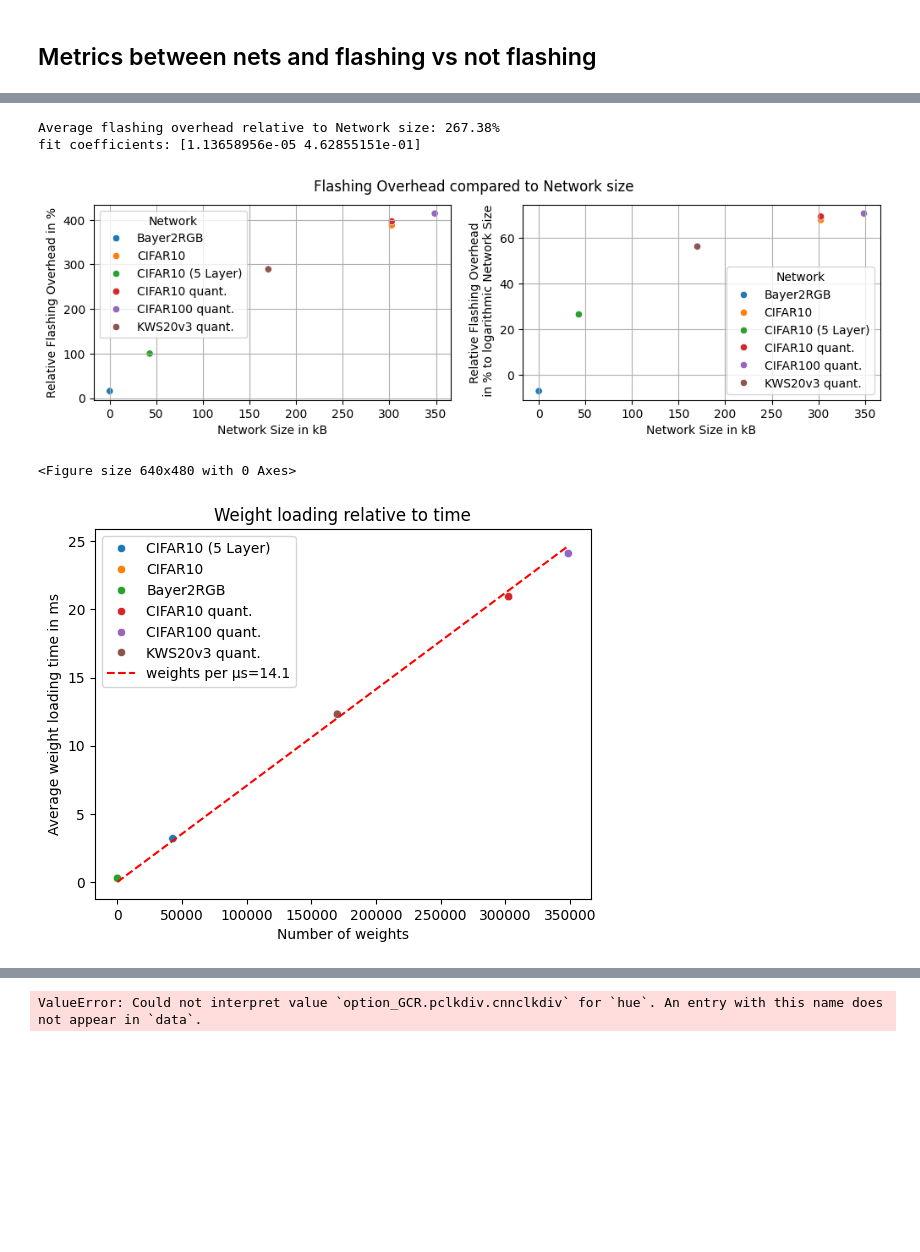
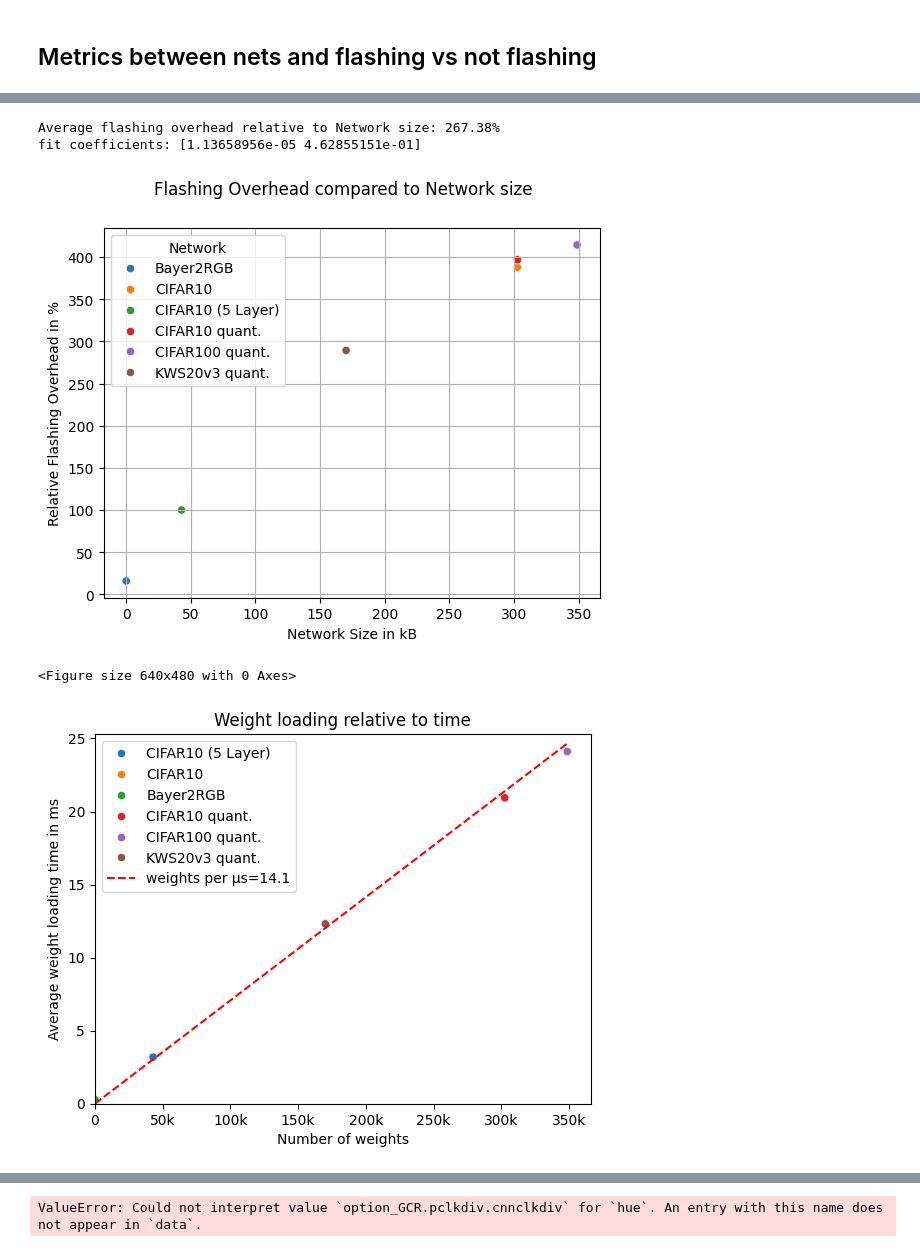
Before and after one commit to ekut-es/netdeployonnx, a Jupyter notebook: netdeployonnx/client/experiment.ipynb, the cells around one changed output, grey strips where cells are left out. Cells and saved outputs as stored; diff of their text form; code cells hidden in the pictures; blank space fills up the shorter version.

```diff
--- a/netdeployonnx/client/experiment.ipynb
+++ b/netdeployonnx/client/experiment.ipynb
@@ -17,8 +17,10 @@ import os
 pd.set_option('display.width', 130)
 
 notebook_path = Path(os.getcwd())
-results_path = notebook_path.parent.parent # we should be in /netdeployonnx/client/experiment.ipynb
+results_path = notebook_path # .parent.parent # we should be in /netdeployonnx/client/experiment.ipynb, so we end up in /
 figures_path = results_path.parent.parent / "documentation" / "figures"
-#print(results_path, figures_path)
-assert results_path.exists() and figures_path.exists()
+print(results_path, figures_path)
+assert results_path.exists()
+assert figures_path.exists(), f"{figures_path} does not exist"
+assert str(figures_path).endswith('/_Masterarbeit_SS24/documentation/figures')
 # %% [output]
@@ -319,38 +389,40 @@ comparison = pd.DataFrame({
     'Network Size': network_size_mean,
     'Network Size in kB': network_size_mean/1000,
     'realtive Network Size': network_size_mean.apply(lambda x: 100*x/network_size_mean.max()),
 })
 comparison['Relative Flashing Overhead in %'] = comparison['Relative Flashing Overhead'] *100
 comparison['Relative Flashing Overhead\n in % to logarithmic Network Size'] = comparison['Relative Flashing Overhead in %'] / np.log(comparison['Network Size in kB'])
 # print(comparison)
 flash_overhead_value = (comparison['Relative Flashing Overhead'] *100).mean()
 print(f"Average flashing overhead relative to Network size: {flash_overhead_value:2.2f}%")
 
 #=============================================
 
 fitted = np.polyfit(comparison['Network Size'], comparison['Relative Flashing Overhead'], 1)
 print("fit coefficients:", fitted)
 
 # Plotting the scatter and fitted log curve
-fig, axes = plt.subplots(1,2,figsize=(12,3))
-ax = sns.scatterplot(ax=axes[0],data=comparison, x='Network Size in kB', y='Relative Flashing Overhead in %', hue='Network')
-ax2 = sns.scatterplot(ax=axes[1],data=comparison, x='Network Size in kB', y='Relative Flashing Overhead\n in % to logarithmic Network Size', hue='Network')
+# fig, axes = plt.subplots(1,2,figsize=(12,3))
+ax = sns.scatterplot(
+    # ax=axes[0],
+    data=comparison, x='Network Size in kB', y='Relative Flashing Overhead in %', hue='Network')
+# ax2 = sns.scatterplot(ax=axes[1],data=comparison, x='Network Size in kB', y='Relative Flashing Overhead\n in % to logarithmic Network Size', hue='Network')
 ax.grid()
-ax2.grid()
+# ax2.grid()
 # Generate x values for plotting the log fit
 x = np.linspace(min(comparison['Network Size']), max(comparison['Network Size']), 1000)
 
 # Plot the logarithmic fit
 #plt.plot(x, np.polyval(x, fitted), label="Log fit", color='orange')
 
 #plt.legend()
 plt.suptitle('Flashing Overhead compared to Network size')
 plt.show()
 plt.savefig(figures_path / "05_deployment_times_overhead.pdf", format='pdf')
 # %% [output]
 Average flashing overhead relative to Network size: 267.38%
 fit coefficients: [1.13658956e-05 4.62855151e-01]
-[figure, old version]
+[figure, new version]
 <Figure size 640x480 with 0 Axes>
 # %%
 # plot time per weight as a plot with the 'network_name' as hue
@@ -360,13 +432,18 @@ df_per_weights['weight_count'] = df['option_network_name'].apply(lambda x: weigh
 df_per_weights['us_per_weights_loading'] = df_per_weights['us_per_weights_loading'].apply(lambda x: x/1000)
 df_per_weights['perform'] = df_per_weights['weight_count'] / df_per_weights['us_per_weights_loading']
 
-sns.scatterplot(data=df_per_weights, x='weight_count', y='us_per_weights_loading', hue='Network',)
+ax = sns.scatterplot(data=df_per_weights, x='weight_count', y='us_per_weights_loading', hue='Network',)
+ax.set_xlim([0, ax.get_xlim()[1]])
+ax.set_ylim([0, ax.get_ylim()[1]])
+ax.set_xticklabels([f'{weight/1000:1.0f}k' if weight != 0 else '0' for weight in ax.get_xticks()])
+
 
 loading_constant = 1.0/(df_per_weights[df_per_weights['perform'] > 1000]['perform']).mean()
 
-plt.plot(np.linspace( df_per_weights['weight_count'].min(),  df_per_weights['weight_count'].max(), 100),
+ax = plt.plot(np.linspace( df_per_weights['weight_count'].min(),  df_per_weights['weight_count'].max(), 100),
          loading_constant * np.linspace(df_per_weights['weight_count'].min(), df_per_weights['weight_count'].max(), 100),
          color='red', linestyle='--', label=f'weights per µs={0.001/loading_constant:0.1f}')
+
 plt.xlabel("Number of weights")
 plt.ylabel("Average weight loading time in ms")
 plt.title('Weight loading relative to time')
@@ -377,4 +454,4 @@ plt.legend()
 
 plt.savefig(figures_path / "05_weight_loading_relative_to_time.pdf", format='pdf')
 # %% [output]
-[figure, old version]
+[figure, new version]
```
Also changed, not shown: parts of 8 cells of this notebook.
